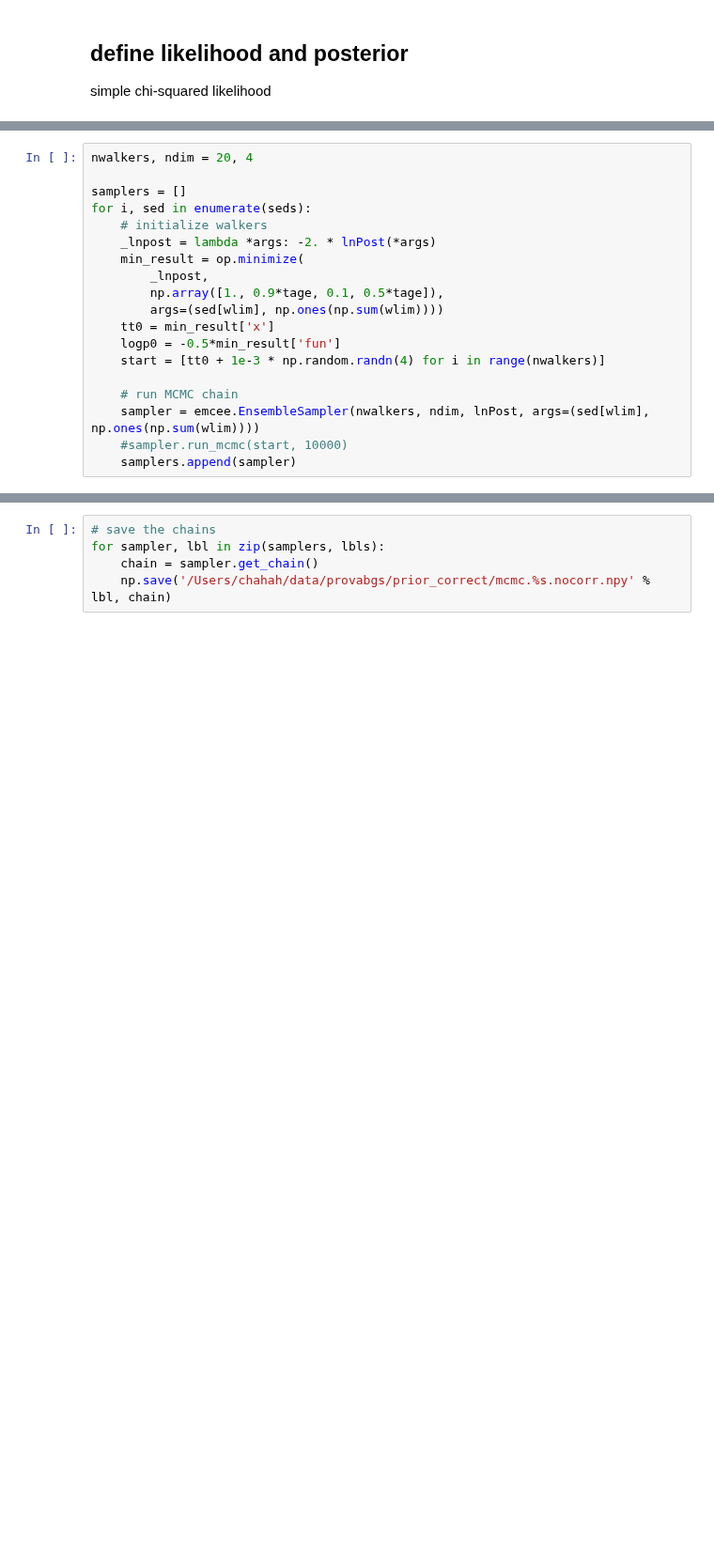
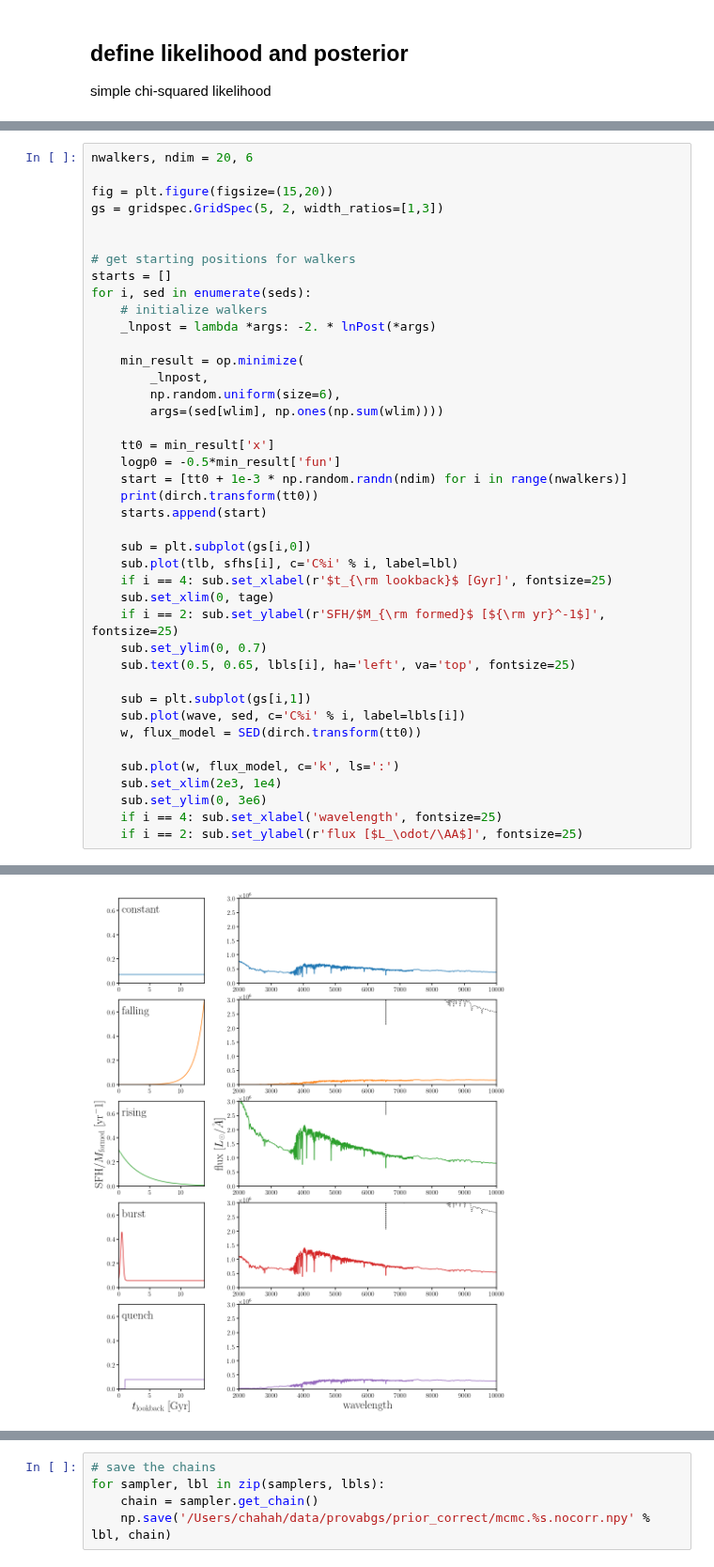
Before and after one commit to changhoonhahn/provabgs, a Jupyter notebook: nb/prior_correct/fit_mock_sfh_data.ipynb, the cells around one changed output, grey strips where cells are left out. Shown at 94% size. Drawn from its saved outputs; the diff is of its cells as text; blank space fills up the shorter version.

```diff
--- a/nb/prior_correct/fit_mock_sfh_data.ipynb
+++ b/nb/prior_correct/fit_mock_sfh_data.ipynb
@@ -131,21 +150,2 @@ def lnPost(theta, flux_obs, ivar_obs):
 
     return lp + lnlike
-# %%
-nwalkers, ndim = 20, 4
-
-samplers = []
-for i, sed in enumerate(seds):
-    # initialize walkers
-    _lnpost = lambda *args: -2. * lnPost(*args)
-    min_result = op.minimize(
-        _lnpost,
-        np.array([1., 0.9*tage, 0.1, 0.5*tage]),
-        args=(sed[wlim], np.ones(np.sum(wlim))))
-    tt0 = min_result['x']
-    logp0 = -0.5*min_result['fun']
-    start = [tt0 + 1e-3 * np.random.randn(4) for i in range(nwalkers)]
-
-    # run MCMC chain
-    sampler = emcee.EnsembleSampler(nwalkers, ndim, lnPost, args=(sed[wlim], np.ones(np.sum(wlim))))
-    #sampler.run_mcmc(start, 10000)
-    samplers.append(sampler)
@@ -153,0 +152,42 @@ KeyboardInterrupt:
+# %%
+nwalkers, ndim = 20, 6
+
+fig = plt.figure(figsize=(15,20))
+gs = gridspec.GridSpec(5, 2, width_ratios=[1,3])
+
+
+# get starting positions for walkers
+starts = []
+for i, sed in enumerate(seds):
+    # initialize walkers
+    _lnpost = lambda *args: -2. * lnPost(*args)
+
+    min_result = op.minimize(
+        _lnpost,
+        np.random.uniform(size=6),
+        args=(sed[wlim], np.ones(np.sum(wlim))))
+
+    tt0 = min_result['x']
+    logp0 = -0.5*min_result['fun']
+    start = [tt0 + 1e-3 * np.random.randn(ndim) for i in range(nwalkers)]
+    print(dirch.transform(tt0))
+    starts.append(start)
+
+    sub = plt.subplot(gs[i,0])
+    sub.plot(tlb, sfhs[i], c='C%i' % i, label=lbl)
+    if i == 4: sub.set_xlabel(r'$t_{\rm lookback}$ [Gyr]', fontsize=25)
+    sub.set_xlim(0, tage)
+    if i == 2: sub.set_ylabel(r'SFH/$M_{\rm formed}$ [${\rm yr}^-1$]', fontsize=25)
+    sub.set_ylim(0, 0.7)
+    sub.text(0.5, 0.65, lbls[i], ha='left', va='top', fontsize=25)
+
+    sub = plt.subplot(gs[i,1])
+    sub.plot(wave, sed, c='C%i' % i, label=lbls[i])
+    w, flux_model = SED(dirch.transform(tt0))
+
+    sub.plot(w, flux_model, c='k', ls=':')
+    sub.set_xlim(2e3, 1e4)
+    sub.set_ylim(0, 3e6)
+    if i == 4: sub.set_xlabel('wavelength', fontsize=25)
+    if i == 2: sub.set_ylabel(r'flux [$L_\odot/\AA$]', fontsize=25)
+# %% [output]
@@ -153,0 +204 @@ KeyboardInterrupt:
+[figure, added]
```
Also changed, not shown: parts of 17 cells of this notebook, 7 other files.
